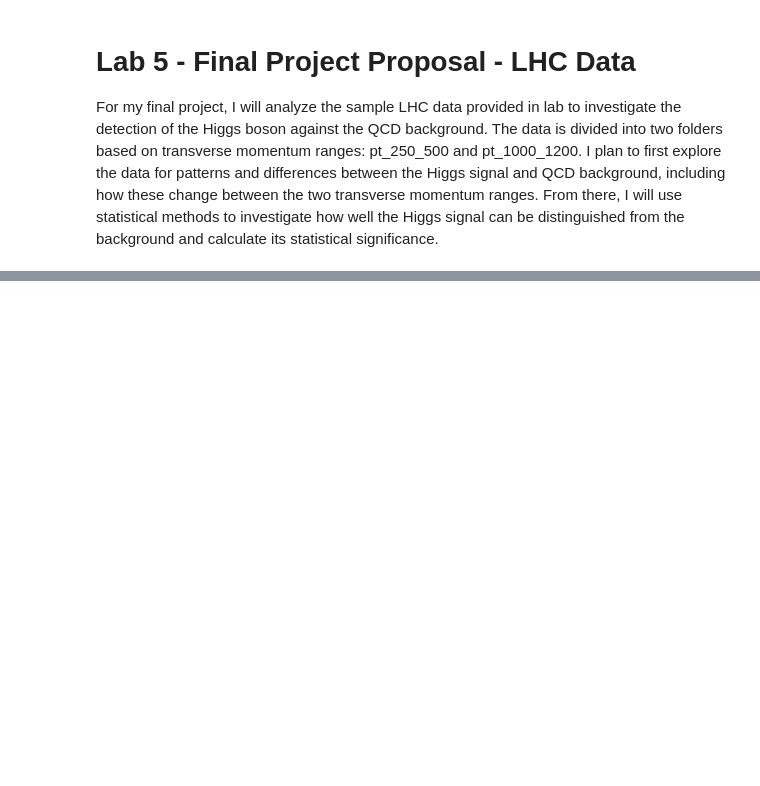
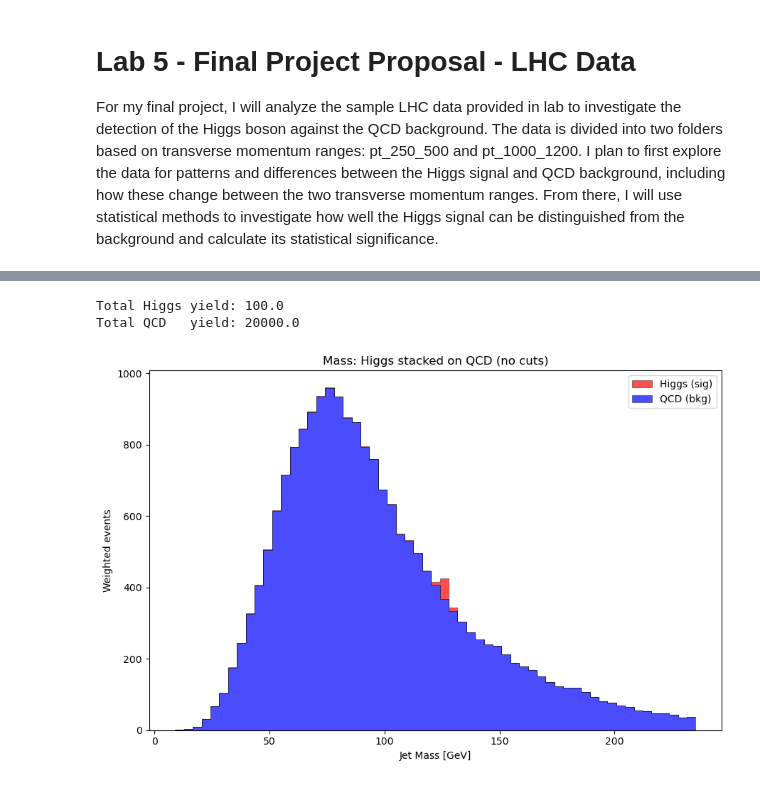
Before and after one commit to dcooperbriseno/uwphys434, a Jupyter notebook: Phys434Lab6.ipynb, the cells around one changed output, grey strips where cells are left out. Saved outputs shown, nothing was run; the diff lists cells and outputs as text; code cells hidden in the pictures; blank space fills up the shorter version.

```diff
--- a/Phys434Lab6.ipynb
+++ b/Phys434Lab6.ipynb
@@ -104,0 +258,33 @@ For my final project, I will analyze the sample LHC data provided in lab to inve
+# %%
+# Per-event weights (arrays, same length as dataframes)
+w_sig_arr = np.full(len(df_higgs), weight_sig)
+w_bkg_arr = np.full(len(df_qcd),  weight_bkg)
+
+print(f"Total Higgs yield: {w_sig_arr.sum():.1f}")
+print(f"Total QCD   yield: {w_bkg_arr.sum():.1f}")
+
+# Stacked histogram: QCD on bottom, Higgs on top (both weighted)
+fig, ax = plt.subplots(figsize=(9, 6))
+bins_m = np.linspace(min(df_qcd['mass'].min(), df_higgs['mass'].min()),
+                     max(np.percentile(df_qcd['mass'], 99),
+                         np.percentile(df_higgs['mass'], 99)), 60)
+
+ax.hist([df_qcd['mass'], df_higgs['mass']],
+        bins=bins_m,
+        weights=[w_bkg_arr, w_sig_arr],
+        stacked=True,
+        histtype='stepfilled',
+        alpha=0.7,
+        color=['blue', 'red'],
+        label=['QCD (bkg)', 'Higgs (sig)'],
+        edgecolor='black', linewidth=0.4)
+ax.set_xlabel('Jet Mass [GeV]')
+ax.set_ylabel('Weighted events')
+ax.set_title('Mass: Higgs stacked on QCD (no cuts)')
+ax.legend()
+plt.tight_layout()
+plt.show()
+# %% [output]
+Total Higgs yield: 100.0
+Total QCD   yield: 20000.0
+[figure, added]
```
Also changed, not shown: parts of 8 cells of this notebook.
